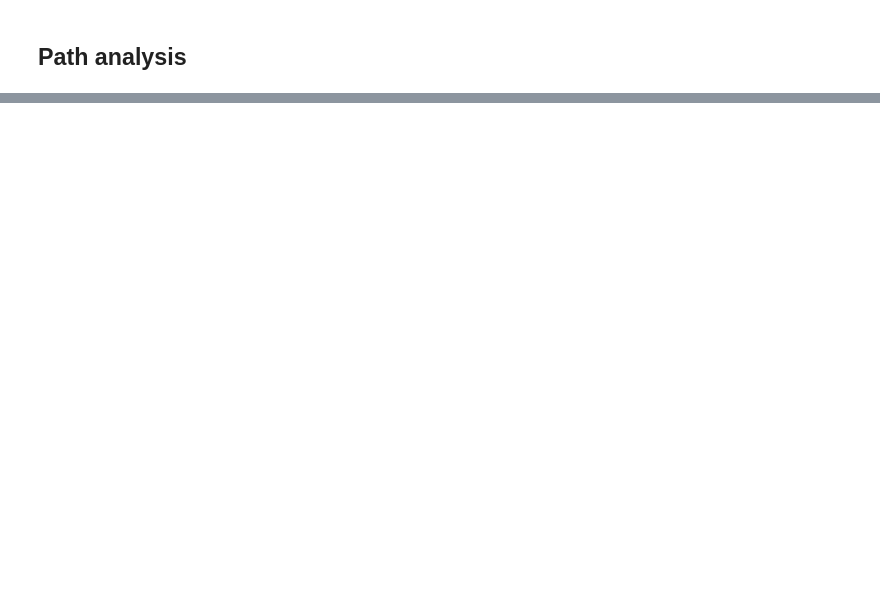
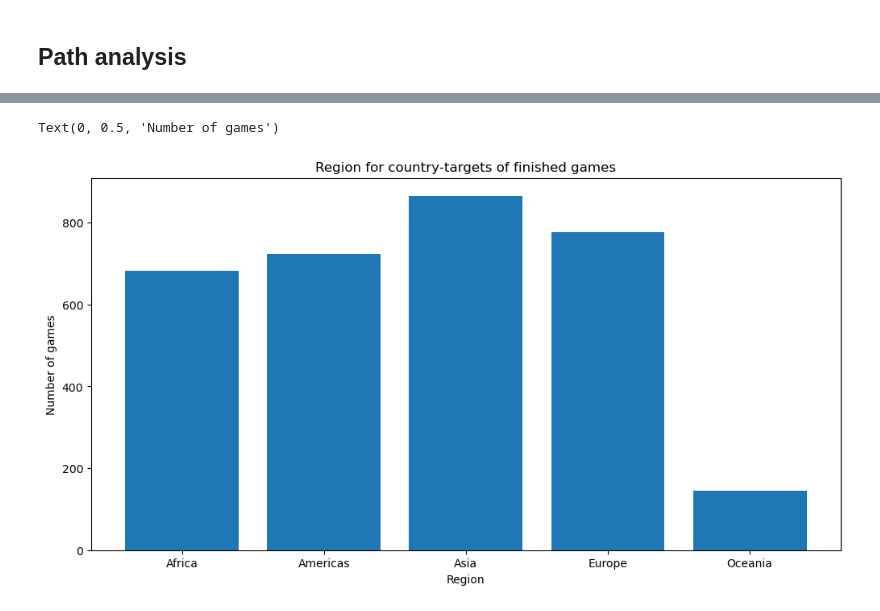
Before and after one commit to epfl-ada/ada-2023-project-jellyfish401, a Jupyter notebook: data_obvservation.ipynb, the cells around one changed output, grey strips where cells are left out. Saved outputs shown, nothing was run; the diff lists cells and outputs as text; code cells hidden in the pictures; blank space fills up the shorter version.

Commit message:
plot added for finished games with country as target

```diff
--- a/data_obvservation.ipynb
+++ b/data_obvservation.ipynb
@@ -182,0 +137,12 @@ finished_paths_basic
+# %%
+target_articles = []
+for idx in separated_finished_paths.index:
+    first_none = separated_finished_paths.loc[idx].last_valid_index()
+    target_articles.append(separated_finished_paths.loc[idx,first_none])
+
+df_finished_paths['target'] = target_articles
+# %%
+country_start = df_finished_paths[df_finished_paths['startingArticle'].isin(countries)]
+country_end = df_finished_paths[df_finished_paths['target'].isin(countries)]
+
+country_end
@@ -182,0 +163,2 @@ finished_paths_basic
+# %%
+country_end['target'].replace('_', ' ', regex=True, inplace=True)
@@ -182,0 +186,4 @@ finished_paths_basic
+# %%
+country_end_region = country_end.merge(df_UN_countries[["Region Name", "Country or Area"]], left_on='target', right_on='Country or Area').copy()
+end_grouped_by_area = country_end_region.groupby('Region Name').count()
+end_grouped_by_area
@@ -182,0 +198,11 @@ finished_paths_basic
+# %%
+fig = plt.figure(figsize=(12,6))
+ax = plt.axes()
+
+ax.bar(end_grouped_by_area.index, end_grouped_by_area['target'])
+ax.set_title("Region for country-targets of finished games")
+ax.set_xlabel("Region")
+ax.set_ylabel("Number of games")
+# %% [output]
+Text(0, 0.5, 'Number of games')
+[figure, added]
```
Also changed, not shown: parts of 21 cells of this notebook.
